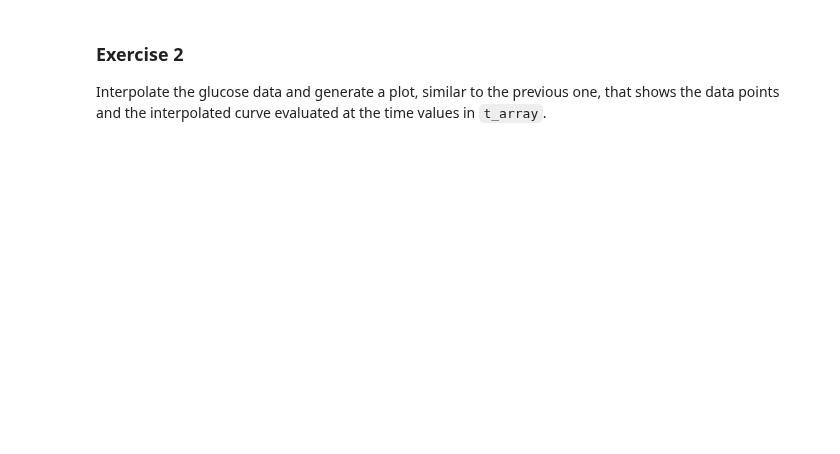
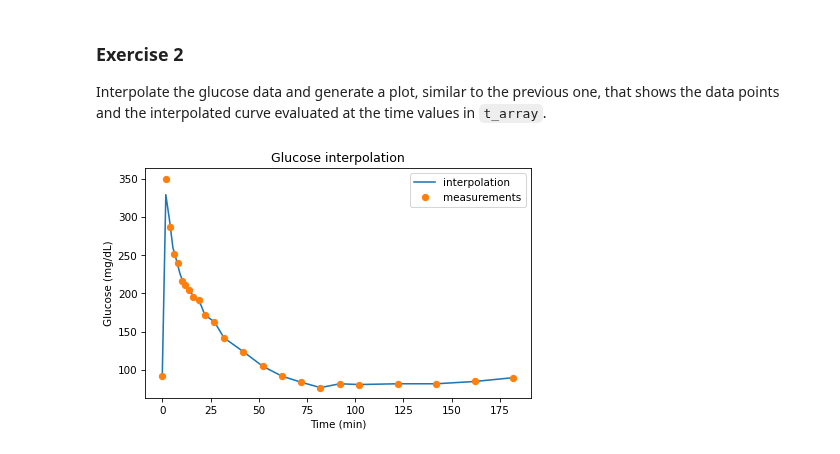
Before and after one commit to nwilliams770/academia, a Jupyter notebook: modeling_and_simulation/chapters/chap17.ipynb, the cells around one changed output. Cells and saved outputs as stored; diff of their text form; code cells hidden in the pictures; blank space fills up the shorter version.

```diff
--- a/modeling_and_simulation/chapters/chap17.ipynb
+++ b/modeling_and_simulation/chapters/chap17.ipynb
@@ -236,4 +259,19 @@ decorate(xlabel='Time (min)',
 
  Interpolate the glucose data and generate a plot, similar to the previous one, that shows the data points and the interpolated curve evaluated at the time values in `t_array`.
 # %%
-# Solution goes here
+t_array = linspace(data.index[0], data.index[-1], 100)
+
+# Interpolate glucose
+G = interpolate(data.glucose)
+G_array = G(t_array)
+G_series = make_series(t_array, G_array)
+
+# Plot interpolation + data points
+G_series.plot(label='interpolation')
+data.glucose.plot(style='o', label='measurements')
+
+decorate(xlabel='Time (min)',
+         ylabel='Glucose (mg/dL)',
+         title='Glucose interpolation')
+# %% [output]
+[figure, added]
```
Also changed, not shown: parts of 8 cells of this notebook, 2 other files.
